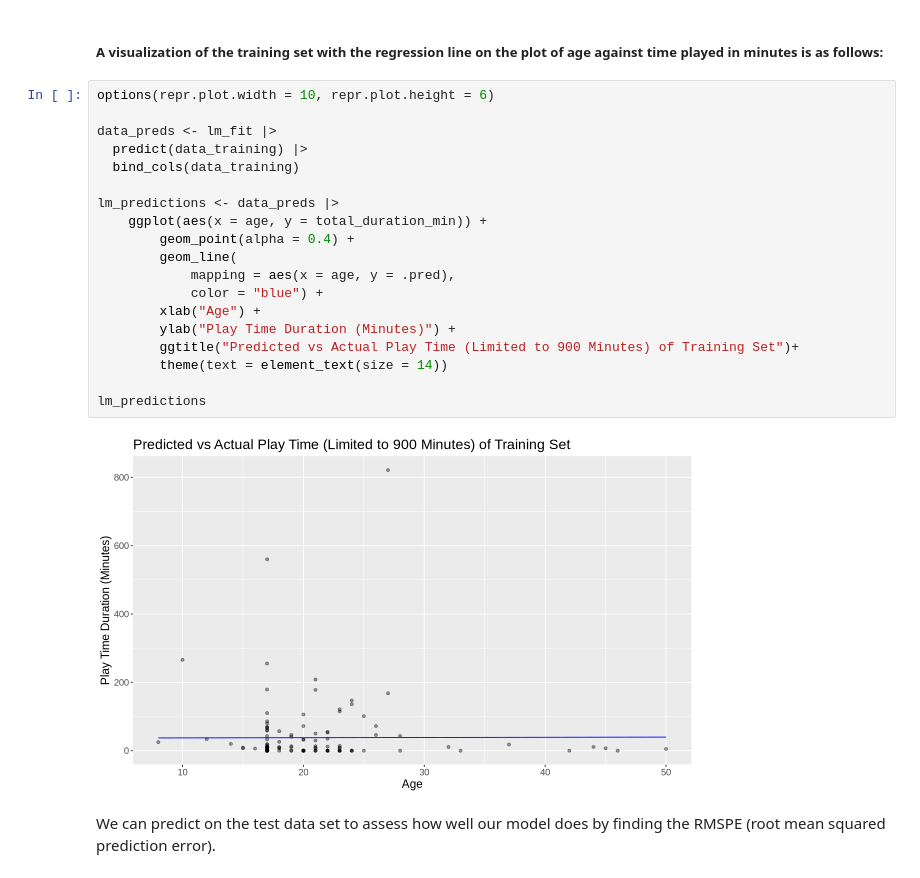
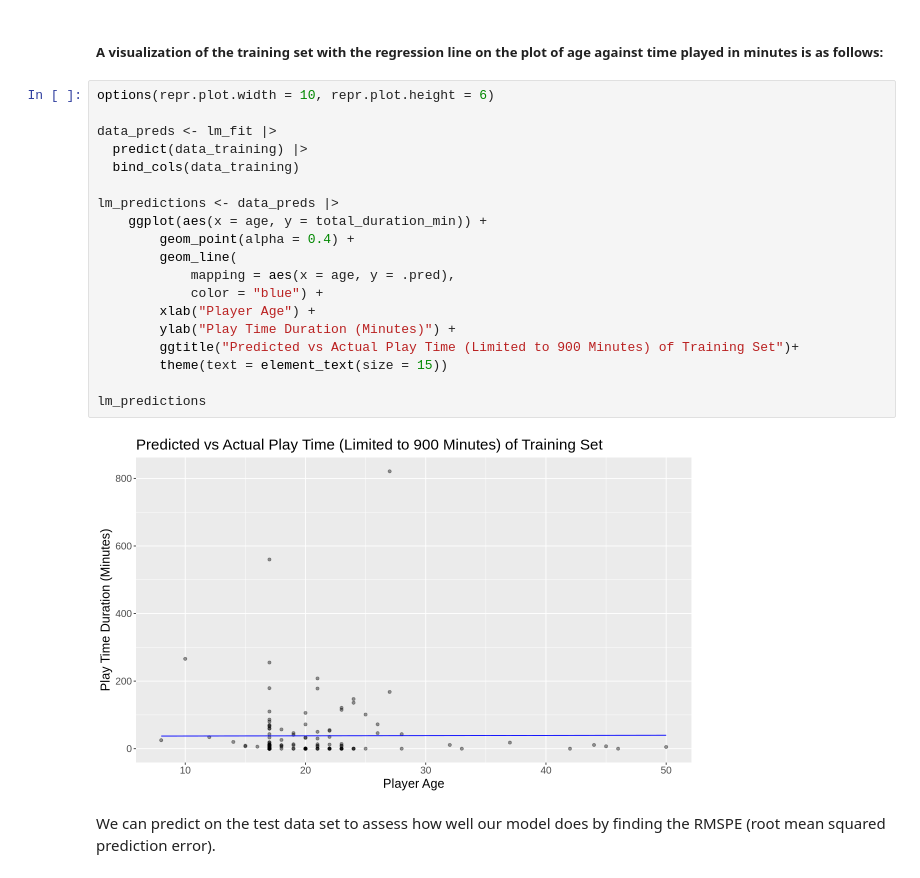
Before and after one commit to CathygLe/PlaiCraft-Data-Science-Analysis, a Jupyter notebook: Final_Project.ipynb, the cells around one changed output. Saved outputs shown, nothing was run; the diff lists cells and outputs as text.

```diff
--- a/Final_Project.ipynb
+++ b/Final_Project.ipynb
@@ -369,24 +369,24 @@ Coefficients:
 # %%
 options(repr.plot.width = 10, repr.plot.height = 6)
 
 data_preds <- lm_fit |>
   predict(data_training) |>
   bind_cols(data_training)
 
 lm_predictions <- data_preds |>
     ggplot(aes(x = age, y = total_duration_min)) +
         geom_point(alpha = 0.4) +
         geom_line(
             mapping = aes(x = age, y = .pred),
             color = "blue") +
-        xlab("Age") +
+        xlab("Player Age") +
         ylab("Play Time Duration (Minutes)") +
         ggtitle("Predicted vs Actual Play Time (Limited to 900 Minutes) of Training Set")+
-        theme(text = element_text(size = 14))
+        theme(text = element_text(size = 15))
 
 lm_predictions
 # %% [output]
-[figure, old version]
+[figure, new version]
 # %% [markdown]
 We can predict on the test data set to assess how well our model does by finding the RMSPE (root mean squared prediction error).
 # %%
```
Also changed, not shown: parts of 3 cells of this notebook.
